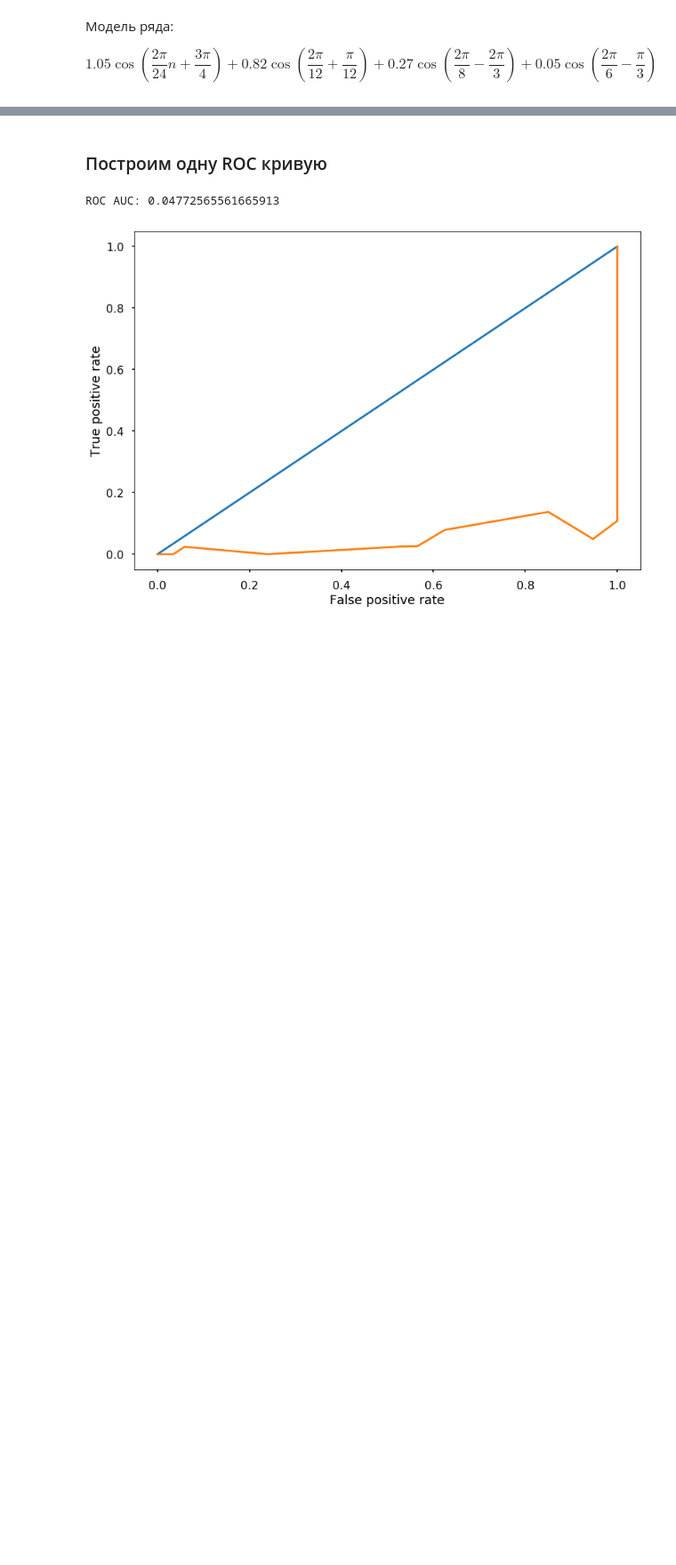
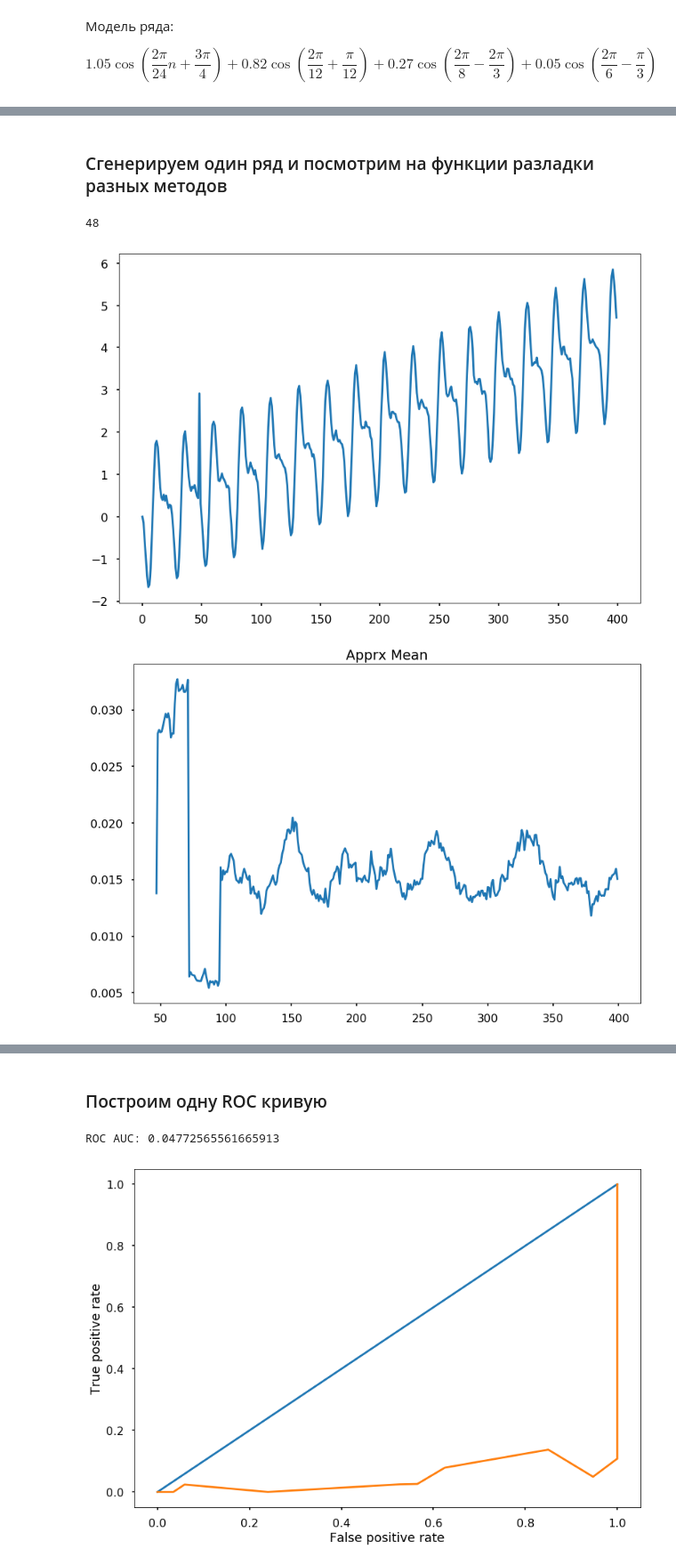
Before and after one commit to Klimmy/nir-ssa, a Jupyter notebook: 3rd semester/Pipeline.ipynb, the cells around one changed output, grey strips where cells are left out. Shown at 89% size. Saved outputs shown, nothing was run; the diff lists cells and outputs as text; code cells hidden in the pictures; blank space fills up the shorter version.

```diff
--- a/3rd semester/Pipeline.ipynb
+++ b/3rd semester/Pipeline.ipynb
@@ -288,0 +530,52 @@ APPROACHES = ['approximation_mean', 'prediction_mean', 'naive']
+# %% [markdown]
+### Сгенерируем один ряд и посмотрим на функции разладки разных методов
+# %%
+
+test_generated = data_generator(points_to_skip = 4,
+                           cp_prob = 0.8,
+                           is_multiplicative = False,
+                           is_trend = True,
+                           change_type = 'local')
+test_cp_1 = approximation_mean(test_generated[0], window=48)
+test_cp_2 = approximation_trend(test_generated[0], window=48)
+test_cp_3 = approximation_sin_trend(test_generated[0], window=48)
+test_cp_4 = approximation_sin_insight_trend(test_generated[0], window=48)
+test_cp_5 = prediction_mean(test_generated[0], window=48)
+test_cp_6 = prediction_trend(test_generated[0], window=48)
+test_cp_7 = prediction_sin_trend(test_generated[0], window=48)
+test_cp_8 = prediction_sin_insight_trend(test_generated[0], window=48)
+
+
+prediction_sin_insight_trend
+
+print(test_generated[1])
+plt.plot(test_generated[0])
+plt.show()
+plt.plot(test_cp_1)
+plt.title('Apprx Mean')
+plt.show()
+plt.plot(test_cp_2)
+plt.title('Apprx Trend')
+plt.show()
+plt.plot(test_cp_3)
+plt.title('Apprx Sin Trend')
+plt.show()
+plt.plot(test_cp_4)
+plt.title('Apprx Sin Insight Trend')
+plt.show()
+plt.plot(test_cp_5)
+plt.title('Pred Mean')
+plt.show()
+plt.plot(test_cp_6)
+plt.title('Pred Trend')
+plt.show()
+plt.plot(test_cp_7)
+plt.title('Pred Sin Trend')
+plt.show()
+plt.plot(test_cp_8)
+plt.title('Pred Sin Insight Trend')
+plt.show()
+# %% [output]
+48
+[figure, added]
+[figure, added]
```
Also changed, not shown: parts of 23 cells of this notebook, 1 other file.
